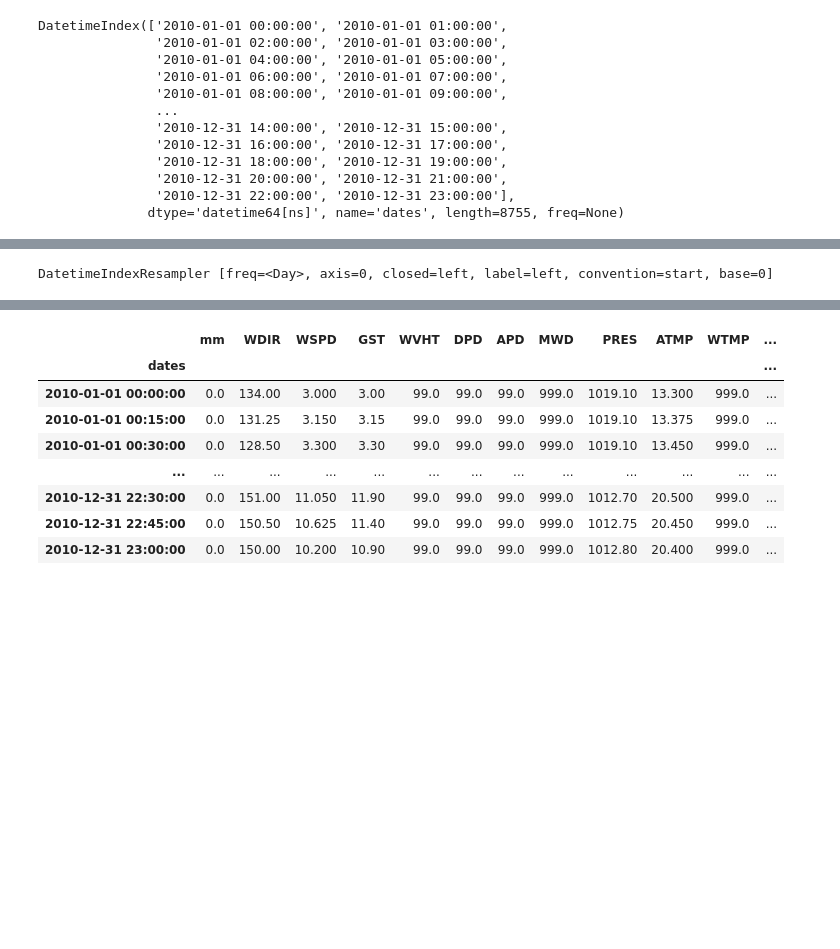
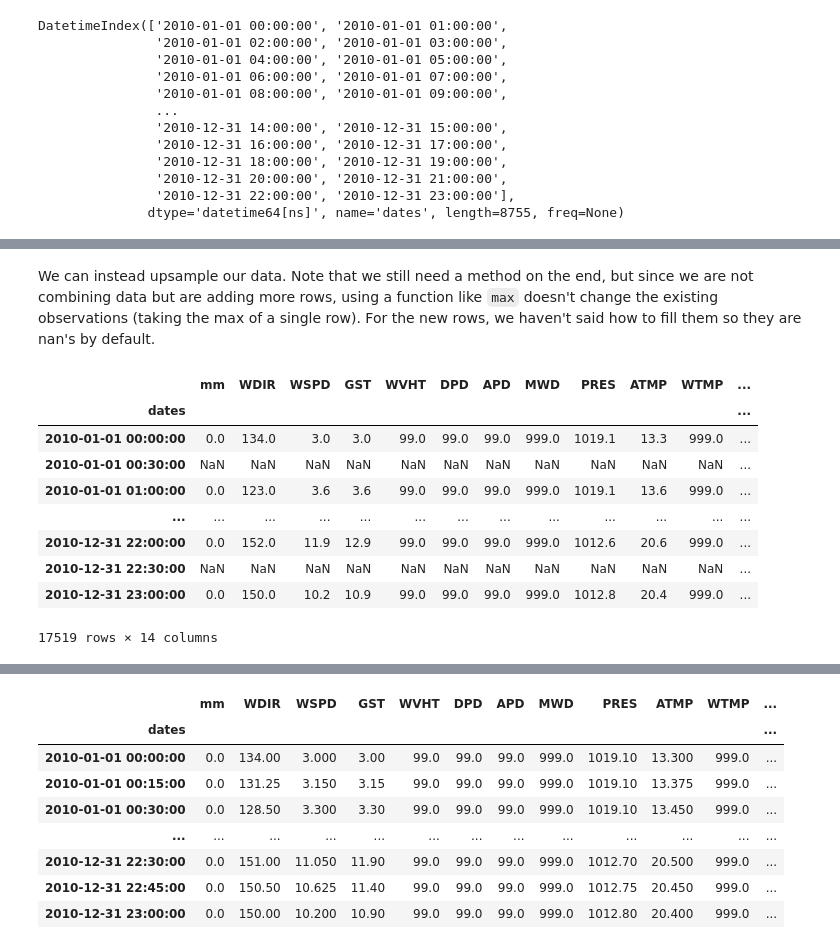
Before and after one commit to kthyng/python4geosciences, a Jupyter notebook: materials/ST_1D_analysis.ipynb, the cells around one changed output, grey strips where cells are left out. Saved outputs shown, nothing was run; the diff lists cells and outputs as text; code cells hidden in the pictures; blank space fills up the shorter version.

```diff
--- a/materials/ST_1D_analysis.ipynb
+++ b/materials/ST_1D_analysis.ipynb
@@ -185,4 +204,15 @@ The data is sampled every hour. We could downsample it to be once a day instead.
+# %% [markdown]
+We can instead upsample our data. Note that we still need a method on the end, but since we are not combining data but are adding more rows, using a function like `max` doesn't change the existing observations (taking the max of a single row). For the new rows, we haven't said how to fill them so they are nan's by default.
 # %%
-df2.resample('1d')
+df2.resample('30min').max()
 # %% [output]
+|  | mm | WDIR | WSPD | GST | WVHT | DPD | APD | MWD | PRES | ATMP | WTMP | ... |
+| dates |  |  |  |  |  |  |  |  |  |  |  | ... |
+| 2010-01-01 00:00:00 | 0.0 | 134.0 | 3.0 | 3.0 | 99.0 | 99.0 | 99.0 | 999.0 | 1019.1 | 13.3 | 999.0 | ... |
+| 2010-01-01 00:30:00 | NaN | NaN | NaN | NaN | NaN | NaN | NaN | NaN | NaN | NaN | NaN | ... |
+| 2010-01-01 01:00:00 | 0.0 | 123.0 | 3.6 | 3.6 | 99.0 | 99.0 | 99.0 | 999.0 | 1019.1 | 13.6 | 999.0 | ... |
+| ... | ... | ... | ... | ... | ... | ... | ... | ... | ... | ... | ... | ... |
+| 2010-12-31 22:00:00 | 0.0 | 152.0 | 11.9 | 12.9 | 99.0 | 99.0 | 99.0 | 999.0 | 1012.6 | 20.6 | 999.0 | ... |
+| 2010-12-31 22:30:00 | NaN | NaN | NaN | NaN | NaN | NaN | NaN | NaN | NaN | NaN | NaN | ... |
+| 2010-12-31 23:00:00 | 0.0 | 150.0 | 10.2 | 10.9 | 99.0 | 99.0 | 99.0 | 999.0 | 1012.8 | 20.4 | 999.0 | ... |
-DatetimeIndexResampler [freq=<Day>, axis=0, closed=left, label=left, convention=start, base=0]
+17519 rows × 14 columns
```
Also changed, not shown: parts of 29 cells of this notebook.
